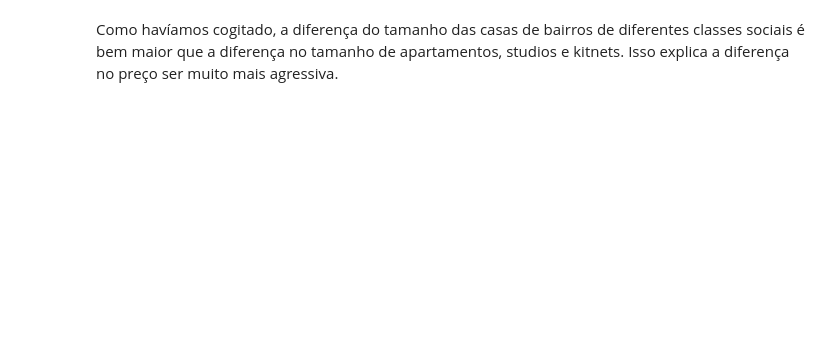
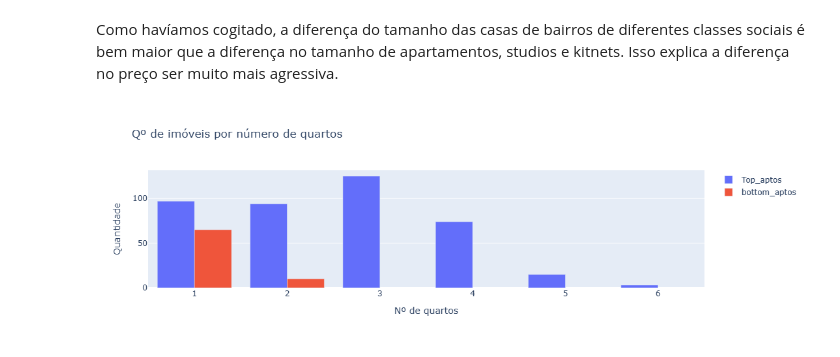
Before and after one commit to leonamcassemir0/analise-de-ponta, a Jupyter notebook: sao_paulo_housing_prices.ipynb, the cells around one changed output. Drawn from its saved outputs; the diff is of its cells as text; code cells hidden in the pictures; blank space fills up the shorter version.

```diff
--- a/sao_paulo_housing_prices.ipynb
+++ b/sao_paulo_housing_prices.ipynb
@@ -862,2 +847,34 @@ fig.show()
 # %% [markdown]
 Como havíamos cogitado, a diferença do tamanho das casas de bairros de diferentes classes sociais é bem maior que a diferença no tamanho de apartamentos, studios e kitnets. Isso explica a diferença no preço ser muito mais agressiva.
+# %%
+top_aptos_bedrooms = top_aptos['bedrooms'].value_counts().reset_index()
+top_aptos_bedrooms.columns = ['Qº de Quartos', 'Quantidade']
+top_aptos_bedrooms = top_aptos_bedrooms.sort_values(by='Qº de Quartos', ascending=True)
+
+bottom_aptos_bedrooms = bottom_aptos['bedrooms'].value_counts().reset_index()
+bottom_aptos_bedrooms.columns = ['Qº de Quartos', 'Quantidade']
+bottom_aptos_bedrooms = bottom_aptos_bedrooms.sort_values(by='Qº de Quartos', ascending=True)
+
+fig = go.Figure()
+
+fig.add_trace(go.Bar(
+    x=top_aptos_bedrooms['Qº de Quartos'],
+    y=top_aptos_bedrooms['Quantidade'],
+    name='Top_aptos')
+)
+
+fig.add_trace(go.Bar(
+    x=bottom_aptos_bedrooms['Qº de Quartos'],
+    y=bottom_aptos_bedrooms['Quantidade'],
+    name='bottom_aptos')
+)
+
+fig.update_layout(
+    title='Qº de imóveis por número de quartos',
+    xaxis_title='Nº de quartos',
+    yaxis_title='Quantidade'
+)
+
+fig.show()
+# %% [output]
+[figure, added]
```
Also changed, not shown: parts of 19 cells of this notebook.
